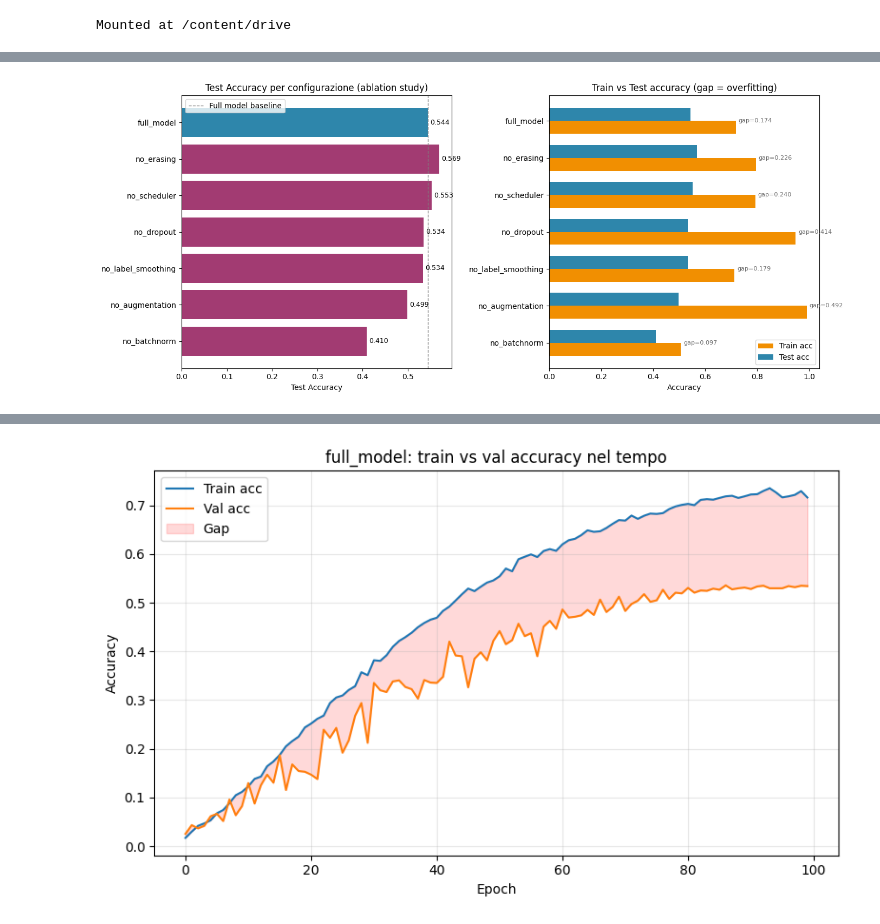
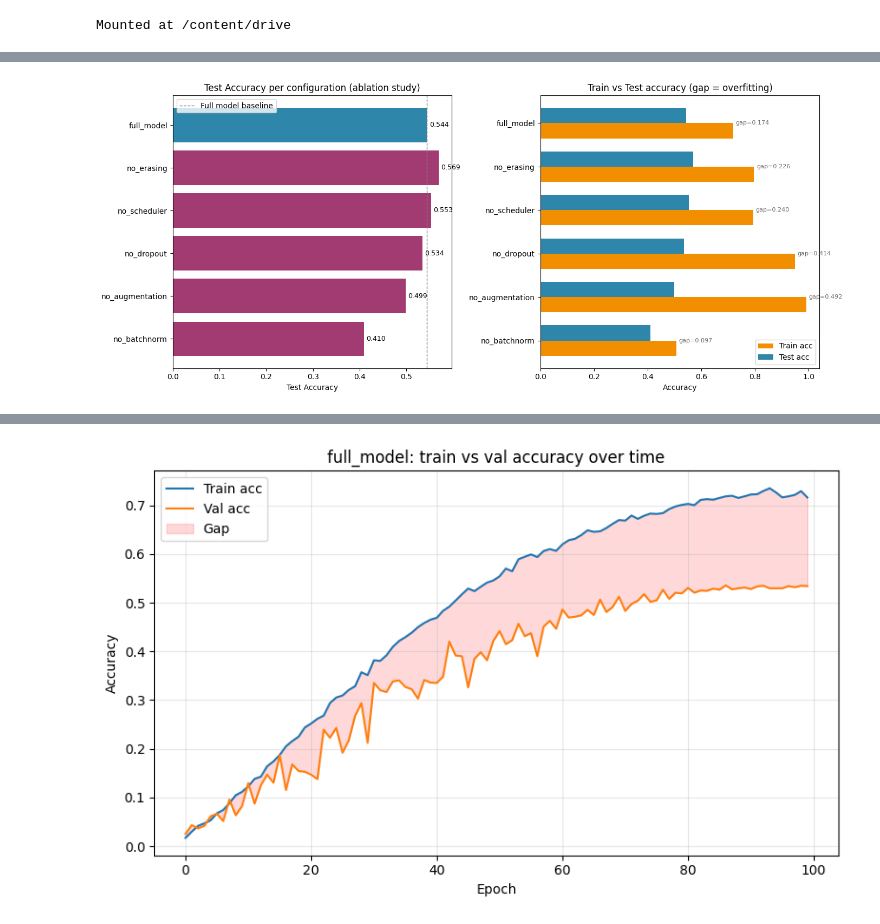
Before and after one commit to JacopoMauro21/progetto_ipcv, a Jupyter notebook: assignment_two.ipynb, the cells around one changed output, grey strips where cells are left out. Saved outputs shown, nothing was run; the diff lists cells and outputs as text; code cells hidden in the pictures.

```diff
--- a/assignment_two.ipynb
+++ b/assignment_two.ipynb
@@ -224,7 +173,7 @@ def accuracy(scores, y):
     correct = ncorrect(scores, y)
     return correct.true_divide(y.shape[0])
 
-def train_loop(model, train_dl, epochs, opt, val_dl=None, scheduler=None, verbose=False, label_smoothing=None):
+def train_loop(model, train_dl, epochs, opt, val_dl=None, scheduler=None, verbose=False):
     best_val_acc = 0
     best_train = 0
     best_params = []
@@ -241,7 +190,7 @@ def train_loop(model, train_dl, epochs, opt, val_dl=None, scheduler=None, verbos
             imgs = train_data[0].to(device)
             labels = train_data[1].to(device)
             scores = model(imgs)
-            loss = F.cross_entropy(scores, labels, reduction="sum", label_smoothing=label_smoothing)
+            loss = F.cross_entropy(scores, labels, reduction="sum")
             train_loss += loss.item()
             train_samples += imgs.shape[0]
             train_acc += ncorrect(scores, labels).item()
@@ -263,7 +212,7 @@ def train_loop(model, train_dl, epochs, opt, val_dl=None, scheduler=None, verbos
                     imgs = val_data[0].to(device)
                     labels = val_data[1].to(device)
                     val_scores = model(imgs)
-                    val_loss += F.cross_entropy(val_scores, labels, reduction="sum", label_smoothing=label_smoothing).item()
+                    val_loss += F.cross_entropy(val_scores, labels, reduction="sum").item()
                     val_samples += imgs.shape[0]
                     val_acc += ncorrect(val_scores, labels).item()
                 val_acc /= val_samples
@@ -302,6 +251,5 @@ best_val_acc, best_params, best_epoch, best_train, _ = train_loop(
     optimizer,
     val_dl,
     scheduler=scheduler,
-    verbose=True,
-    label_smoothing=0.1)
+    verbose=True)
 # %% [output]
@@ -417,8 +365,7 @@ def evaluate(model, dl):
 BASE_CONFIG = dict(
     use_bn=True, use_dropout=True, dropout_p=0.5,
     use_augmentation=True, use_erasing=True,
-    weight_decay=0.0,
-    label_smoothing=0.1, use_scheduler=True,
+    weight_decay=0.0, use_scheduler=True,
 )
 
 ablations = {
@@ -427,7 +374,6 @@ ablations = {
     "no_dropout":        {**BASE_CONFIG, "use_dropout": False},
     "no_augmentation":   {**BASE_CONFIG, "use_augmentation": False, "use_erasing": False},
     "no_erasing":        {**BASE_CONFIG, "use_erasing": False},
-    "no_label_smoothing":{**BASE_CONFIG, "label_smoothing": 0.0},
     "no_scheduler":      {**BASE_CONFIG, "use_scheduler": False},
 }
 # %%
@@ -456,8 +402,7 @@ def run_ablation(name, config, epochs=100, seed=42):
 
     best_val_acc, best_params, best_epoch, best_train, history = train_loop(
         model, train_dl_ab, epochs, optimizer, val_dl,
-        scheduler=scheduler, verbose=False,
-        label_smoothing=config["label_smoothing"],
+        scheduler=scheduler, verbose=False
     )
 
     model.load_state_dict(best_params)
@@ -511,7 +448,7 @@ import numpy as np
 
 df = pd.DataFrame(results)
 
-# ordina mettendo full_model in cima, poi le altre per test_acc decrescente
+# order by putting full_model at the top, then others by decreasing test_acc
 df["is_full"] = df["name"] == "full_model"
 df = df.sort_values(["is_full", "test_acc"], ascending=[False, False]).drop(columns="is_full")
 
@@ -519,42 +456,42 @@ fig, axes = plt.subplots(1, 2, figsize=(14, 6))
 
 colors = ["#2E86AB" if n == "full_model" else "#A23B72" for n in df["name"]]
 
-# --- Grafico 1: Test accuracy per configurazione ---
+# --- Plot 1: Test accuracy per configuration ---
 ax = axes[0]
 bars = ax.barh(df["name"], df["test_acc"], color=colors)
 ax.set_xlabel("Test Accuracy")
-ax.set_title("Test Accuracy per configurazione (ablation study)")
+ax.set_title("Test Accuracy per configuration (ablation study)")
 ax.axvline(df.loc[df["name"] == "full_model", "test_acc"].values[0],
            color="gray", linestyle="--", linewidth=1, label="Full model baseline")
 ax.legend()
-ax.invert_yaxis()  # full_model in alto
+ax.invert_yaxis()  # full_model at the top
 for bar, val in zip(bars, df["test_acc"]):
     ax.text(val + 0.005, bar.get_y() + bar.get_height()/2, f"{val:.3f}",
             va="center", fontsize=9)
 
-# --- Grafico 2: Train/Test accuracy affiancate + gap ---
+# --- Plot 2: Train/Test accuracy side by side + gap ---
 ax = axes[1]
 y = np.arange(len(df))
 height = 0.35
 ax.barh(y + height/2, df["train_acc"], height=height, label="Train acc", color="#F18F01")
 ax.barh(y - height/2, df["test_acc"], height=height, label="Test acc", color="#2E86AB")
 ax.set_yticks(y)
 ax.set_yticklabels(df["name"])
 ax.set_xlabel("Accuracy")
 ax.set_title("Train vs Test accuracy (gap = overfitting)")
 ax.invert_yaxis()
 ax.legend()
 
-# annota il gap accanto a ogni riga
+# annotate the gap next to each row
 for i, (train_a, gap) in enumerate(zip(df["train_acc"], df["gap"])):
     ax.text(train_a + 0.01, i, f"gap={gap:.3f}", va="center", fontsize=8, color="dimgray")
 
 plt.tight_layout()
 plt.savefig("ablation_results.png", dpi=150, bbox_inches="tight")
 plt.show()
 
-# --- Tabella riassuntiva ordinata ---
+# --- Ordered summary table ---
 print(df[["name", "test_acc", "train_acc", "gap", "best_epoch"]]
       .to_string(index=False, float_format=lambda x: f"{x:.4f}"))
 # %% [output]
-[figure, old version]
+[figure, new version]
```
Also changed, not shown: parts of 19 cells of this notebook.
